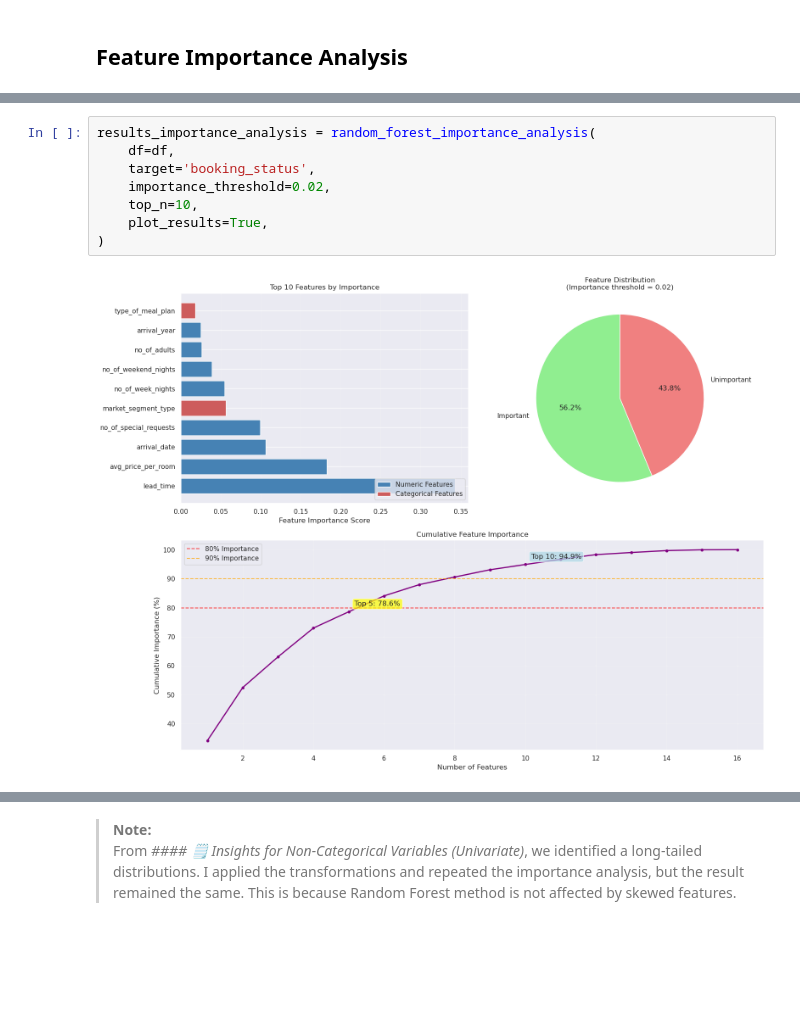
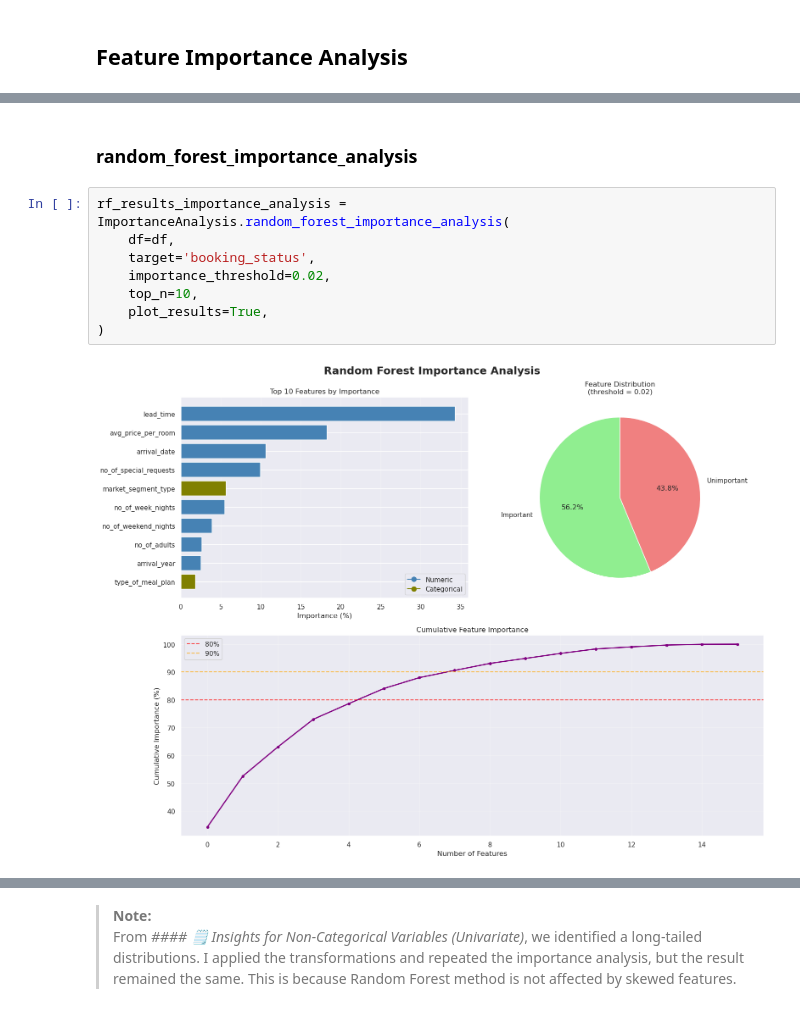
Before and after one commit to rolaseba/hotel-reservation-prediction, a Jupyter notebook: notebook.ipynb, the cells around one changed output, grey strips where cells are left out. Drawn from its saved outputs; the diff is of its cells as text; blank space fills up the shorter version.

```diff
--- a/notebook.ipynb
+++ b/notebook.ipynb
@@ -1318,10 +1141,12 @@ def random_forest_importance_analysis(df, target, importance_threshold=0.02, top
+# %% [markdown]
+### random_forest_importance_analysis
 # %%
-results_importance_analysis = random_forest_importance_analysis(
+rf_results_importance_analysis = ImportanceAnalysis.random_forest_importance_analysis(
     df=df,
     target='booking_status',
     importance_threshold=0.02,
     top_n=10,
     plot_results=True,
 )
 # %% [output]
-[figure, old version]
+[figure, new version]
```
Also changed, not shown: parts of 24 cells of this notebook.
